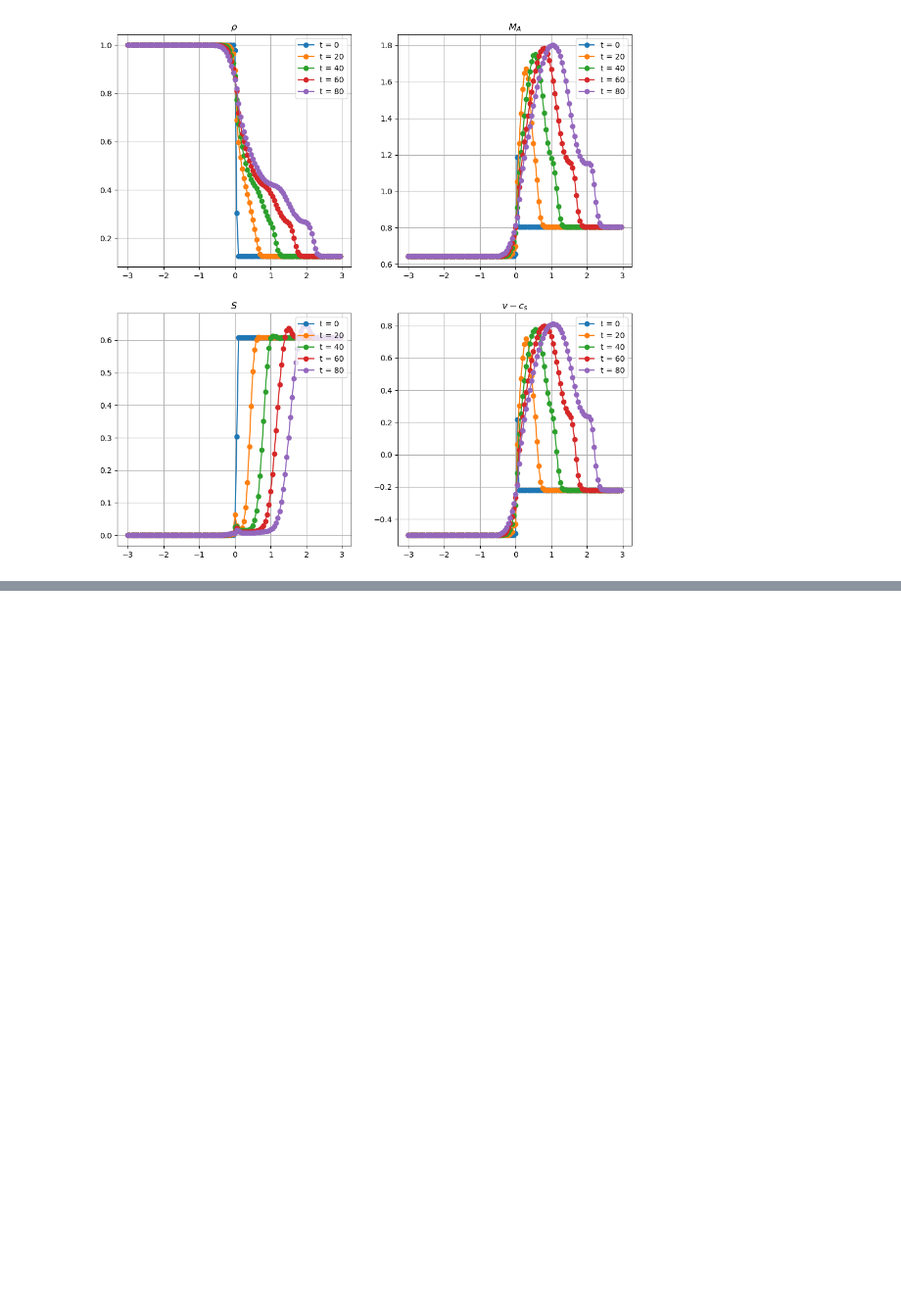
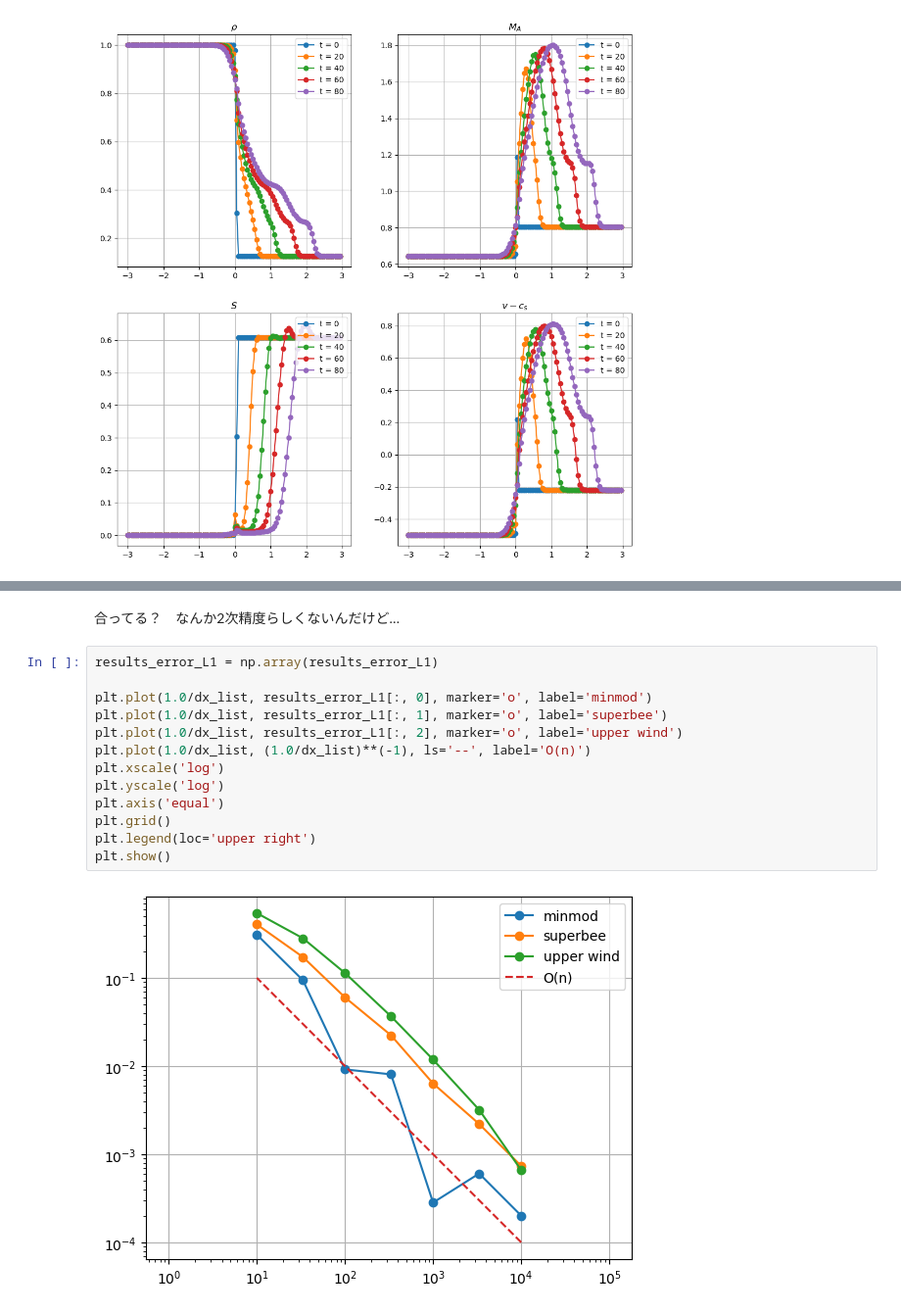
Before and after one commit to Keita-A/RadiativeMHD-simulation, a Jupyter notebook: chap3.ipynb, the cells around one changed output, grey strips where cells are left out. Shown: that part at 98% size. Cells and saved outputs as stored; diff of their text form; blank space fills up the shorter version.

```diff
--- a/chap3.ipynb
+++ b/chap3.ipynb
@@ -237,0 +541,17 @@ plt.show()
+# %% [markdown]
+合ってる？　なんか2次精度らしくないんだけど…
+# %%
+results_error_L1 = np.array(results_error_L1)
+
+plt.plot(1.0/dx_list, results_error_L1[:, 0], marker='o', label='minmod')
+plt.plot(1.0/dx_list, results_error_L1[:, 1], marker='o', label='superbee')
+plt.plot(1.0/dx_list, results_error_L1[:, 2], marker='o', label='upper wind')
+plt.plot(1.0/dx_list, (1.0/dx_list)**(-1), ls='--', label='O(n)')
+plt.xscale('log')
+plt.yscale('log')
+plt.axis('equal')
+plt.grid()
+plt.legend(loc='upper right')
+plt.show()
+# %% [output]
+[figure, added]
```
Also changed, not shown: parts of 13 cells of this notebook.
